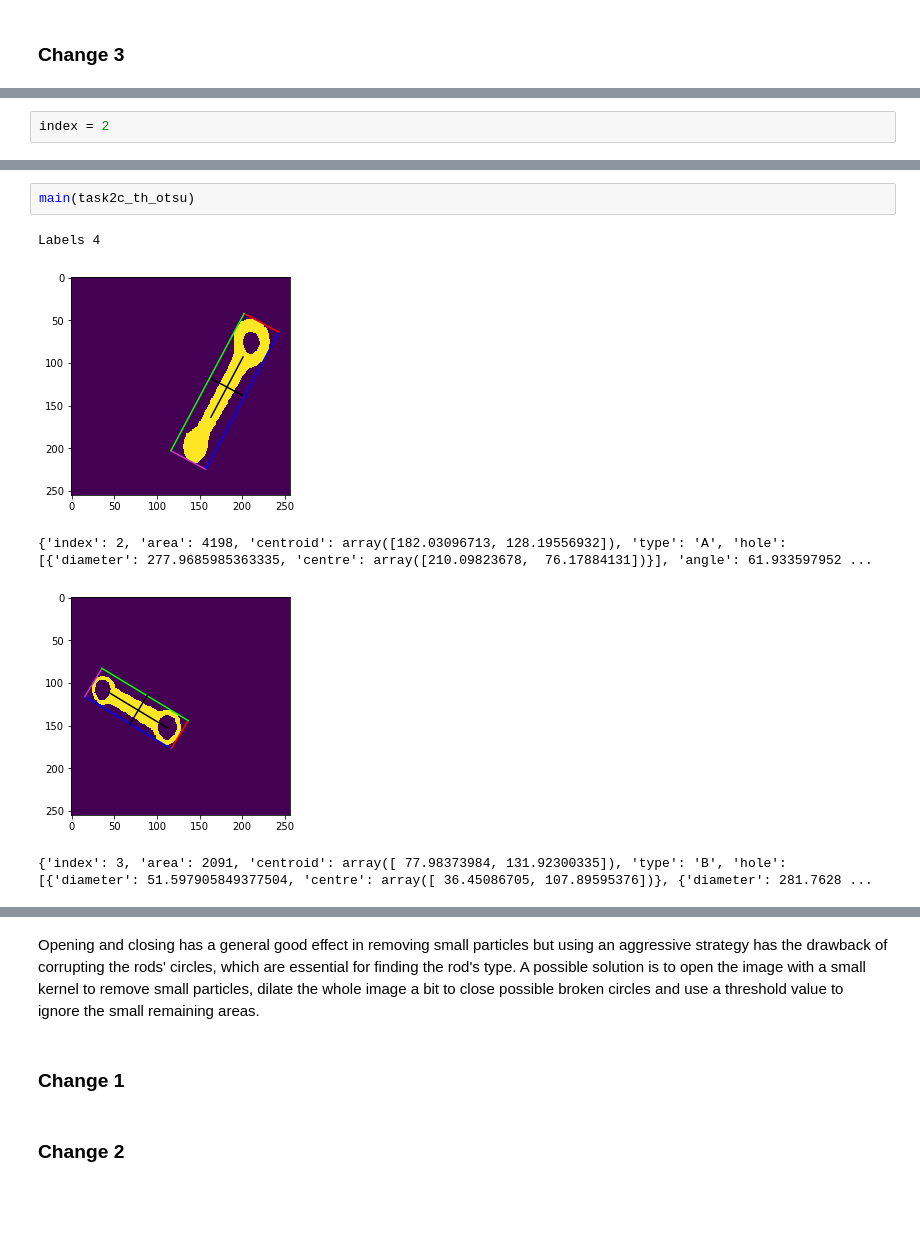
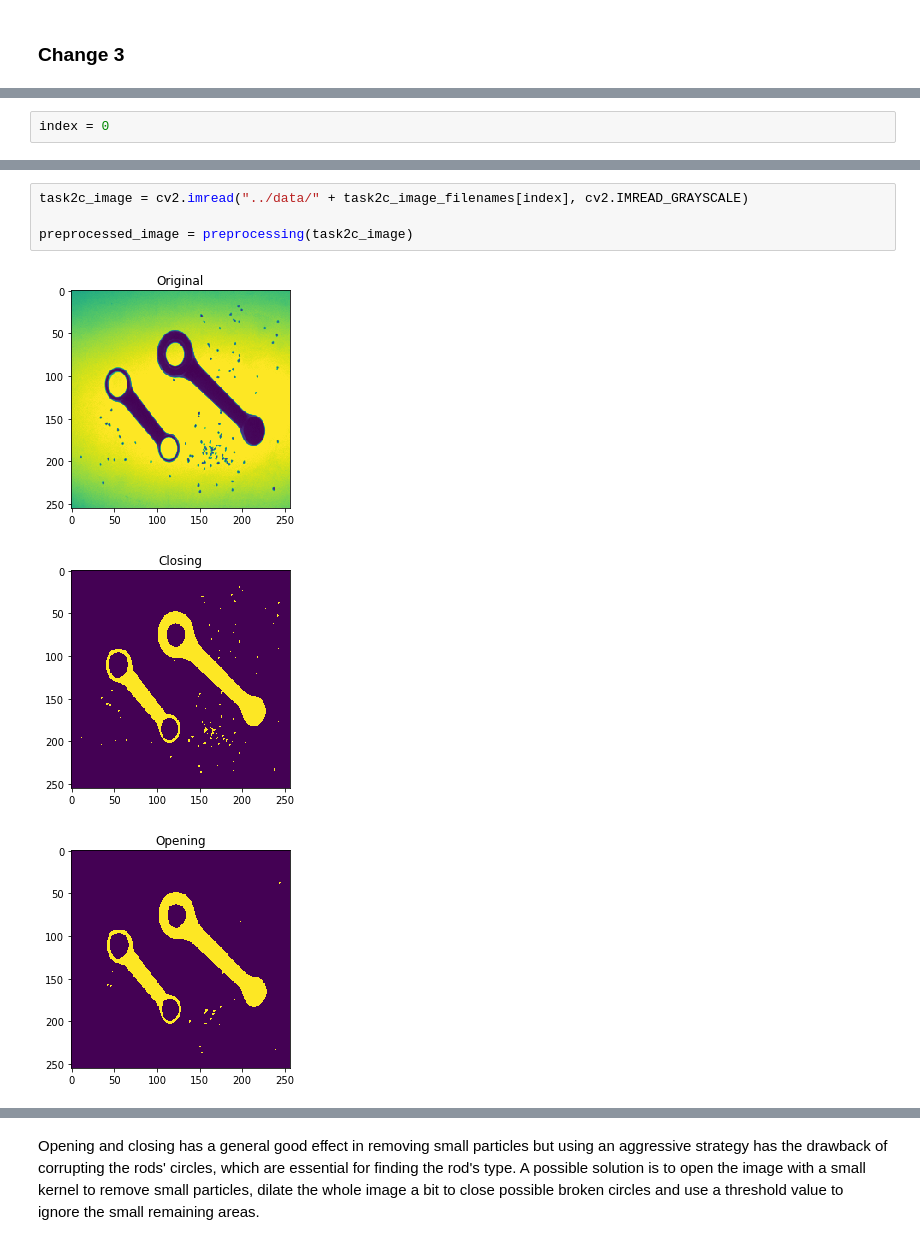
Before and after one commit to alomb/ComputerVisionAndImageProcessingProject, a Jupyter notebook: project/main.ipynb, the cells around one changed output, grey strips where cells are left out. Cells and saved outputs as stored; diff of their text form; blank space fills up the shorter version.

```diff
--- a/project/main.ipynb
+++ b/project/main.ipynb
@@ -336,5 +364,5 @@ task2c_image_filenames = [
 
 task2c_image_rods_per_image = 3
 # %%
-index = 2
+index = 0
 # %%
@@ -375,8 +403,8 @@ plt.show()
-# %%
-main(task2c_th_otsu)
-# %% [output]
-Labels 4
-[figure, removed]
-{'index': 2, 'area': 4198, 'centroid': array([182.03096713, 128.19556932]), 'type': 'A', 'hole': [{'diameter': 277.9685985363335, 'centre': array([210.09823678,  76.17884131])}], 'angle': 61.933597952 ...
-[figure, removed]
-{'index': 3, 'area': 2091, 'centroid': array([ 77.98373984, 131.92300335]), 'type': 'B', 'hole': [{'diameter': 51.597905849377504, 'centre': array([ 36.45086705, 107.89595376])}, {'diameter': 281.7628 ...
+# %%
+task2c_image = cv2.imread("../data/" + task2c_image_filenames[index], cv2.IMREAD_GRAYSCALE)
+
+preprocessed_image = preprocessing(task2c_image)
+# %% [output]
+[figure, added]
+[figure, added]
+[figure, added]
@@ -383,6 +412,2 @@ Labels 4
 # %% [markdown]
 Opening and closing has a general good effect in removing small particles but using an aggressive strategy has the drawback of corrupting the rods' circles, which are essential for finding the rod's type. A possible solution is to open the image with a small kernel to remove small particles, dilate the whole image a bit to close possible broken circles and use a threshold value to ignore the small remaining areas.
-# %% [markdown]
-### Change 1
-# %% [markdown]
-### Change 2
```
Also changed, not shown: parts of 15 cells of this notebook.
